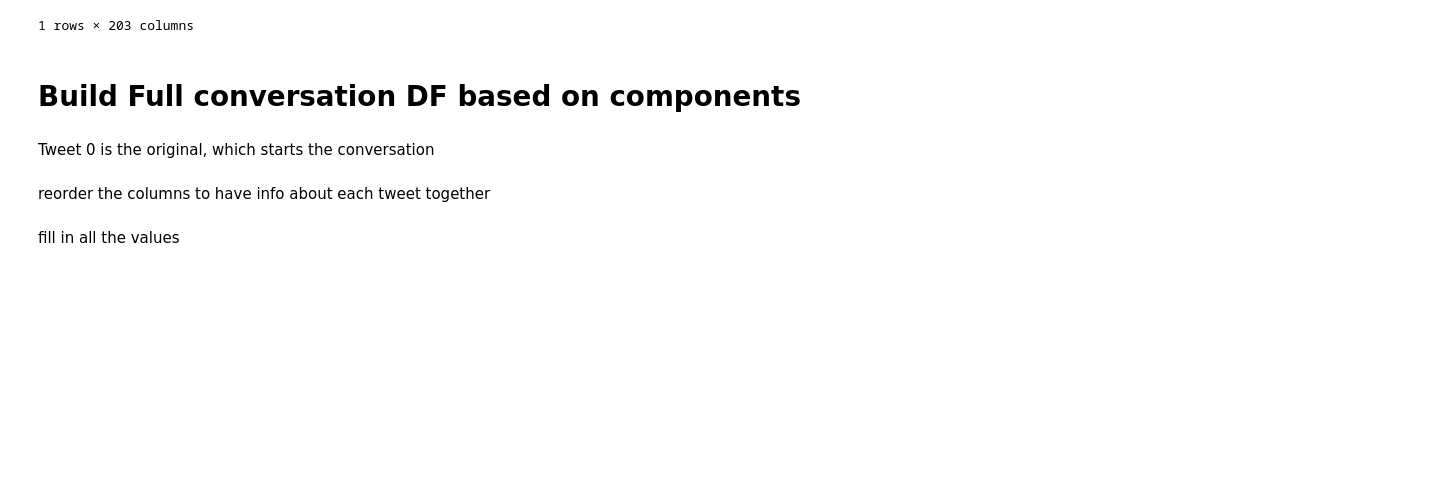
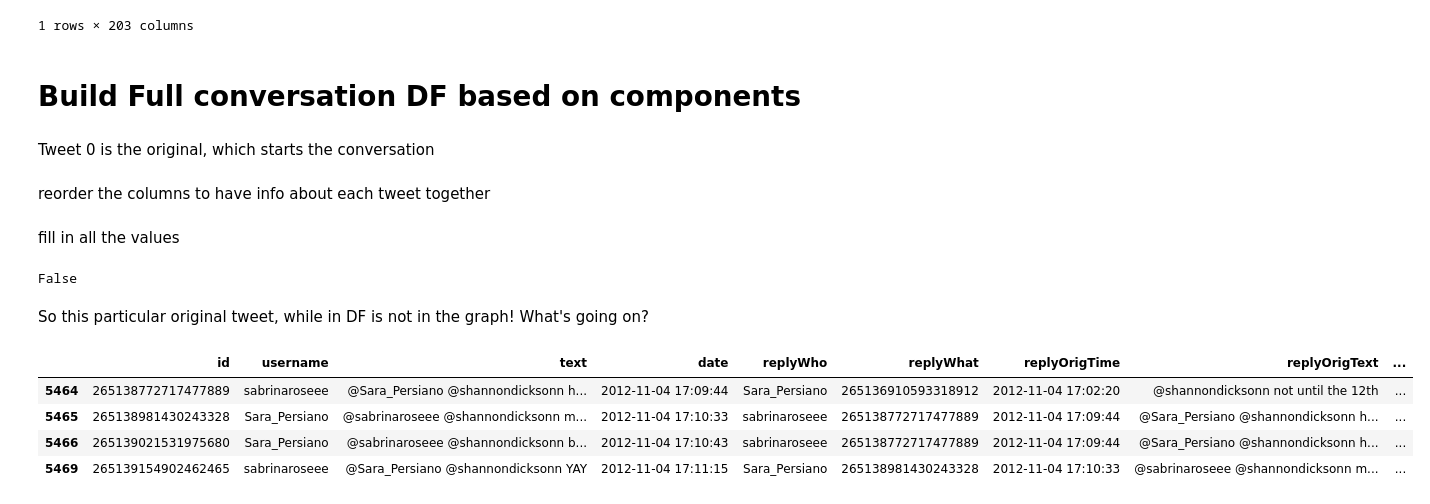
Before and after one commit to marinkala/ReplyNetworks, a Jupyter notebook: ConversationsAsComps.ipynb, the cells around one changed output. Saved outputs shown, nothing was run; the diff lists cells and outputs as text; code cells hidden in the pictures; blank space fills up the shorter version.

```diff
--- a/ConversationsAsComps.ipynb
+++ b/ConversationsAsComps.ipynb
@@ -300,0 +303,18 @@ fill in all the values
+# %%
+branchConvosNotInComps=list(set(branchConvoStarts) - set(convs.tweet0.tolist()))
+# %%
+branchConvosNotInComps[0] in G
+# %% [output]
+False
+# %% [markdown]
+So this particular original tweet, while in DF is not in the graph! What's going on?
+# %%
+df[['id','username','text', 'date','replyWho', 'replyWhat', 'replyOrigTime',
+       'replyOrigText', 'replyOrigReplyWhat', 'replyOrigReplyWho',
+       'reply2OrigTime', 'reply2OrigText', 'reply2OrigReplyWhat','convStart']][df.convStart==branchConvosNotInComps[0]]
+# %% [output]
+|  | id | username | text | date | replyWho | replyWhat | replyOrigTime | replyOrigText | ... |
+| 5464 | 265138772717477889 | sabrinaroseee | @Sara_Persiano @shannondicksonn h... | 2012-11-04 17:09:44 | Sara_Persiano | 265136910593318912 | 2012-11-04 17:02:20 | @shannondicksonn not until the 12th | ... |
+| 5465 | 265138981430243328 | Sara_Persiano | @sabrinaroseee @shannondicksonn m... | 2012-11-04 17:10:33 | sabrinaroseee | 265138772717477889 | 2012-11-04 17:09:44 | @Sara_Persiano @shannondicksonn h... | ... |
+| 5466 | 265139021531975680 | Sara_Persiano | @sabrinaroseee @shannondicksonn b... | 2012-11-04 17:10:43 | sabrinaroseee | 265138772717477889 | 2012-11-04 17:09:44 | @Sara_Persiano @shannondicksonn h... | ... |
+| 5469 | 265139154902462465 | sabrinaroseee | @Sara_Persiano @shannondicksonn YAY | 2012-11-04 17:11:15 | Sara_Persiano | 265138981430243328 | 2012-11-04 17:10:33 | @sabrinaroseee @shannondicksonn m... | ... |
```
Also changed, not shown: parts of 9 cells of this notebook.
